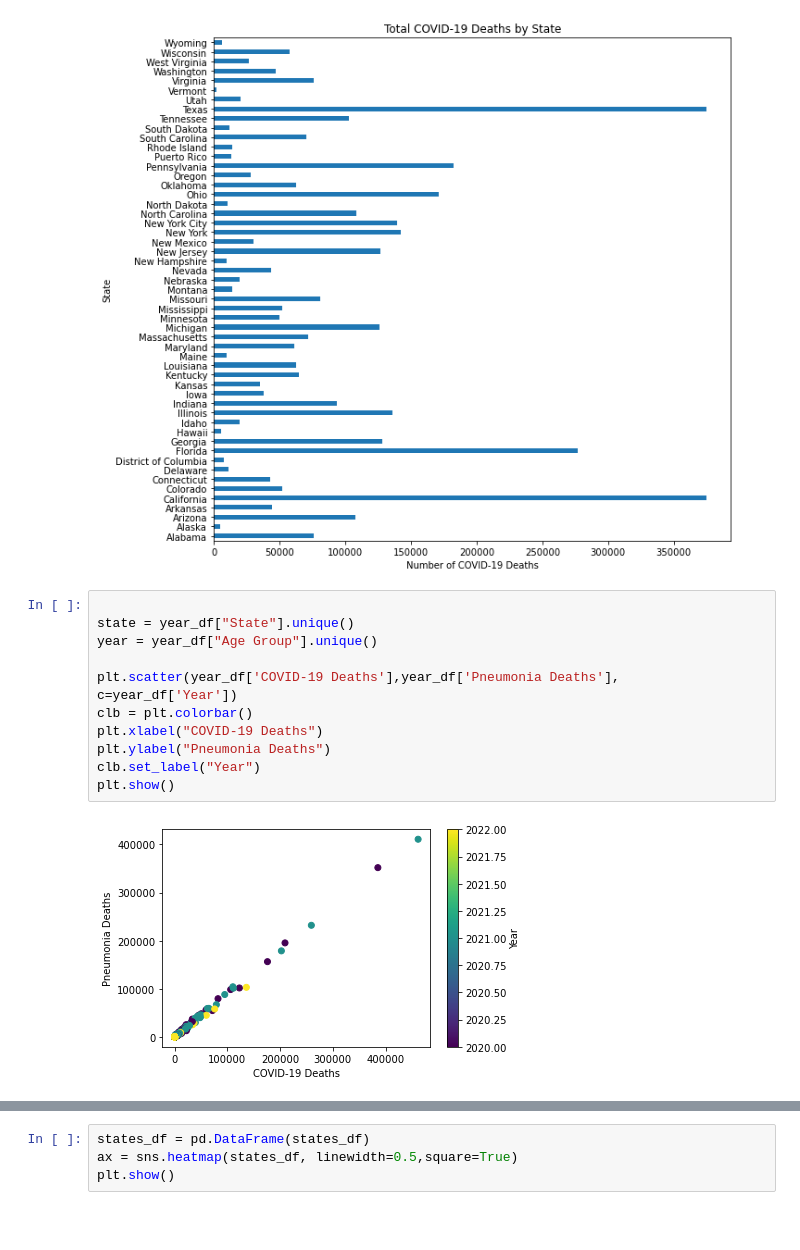
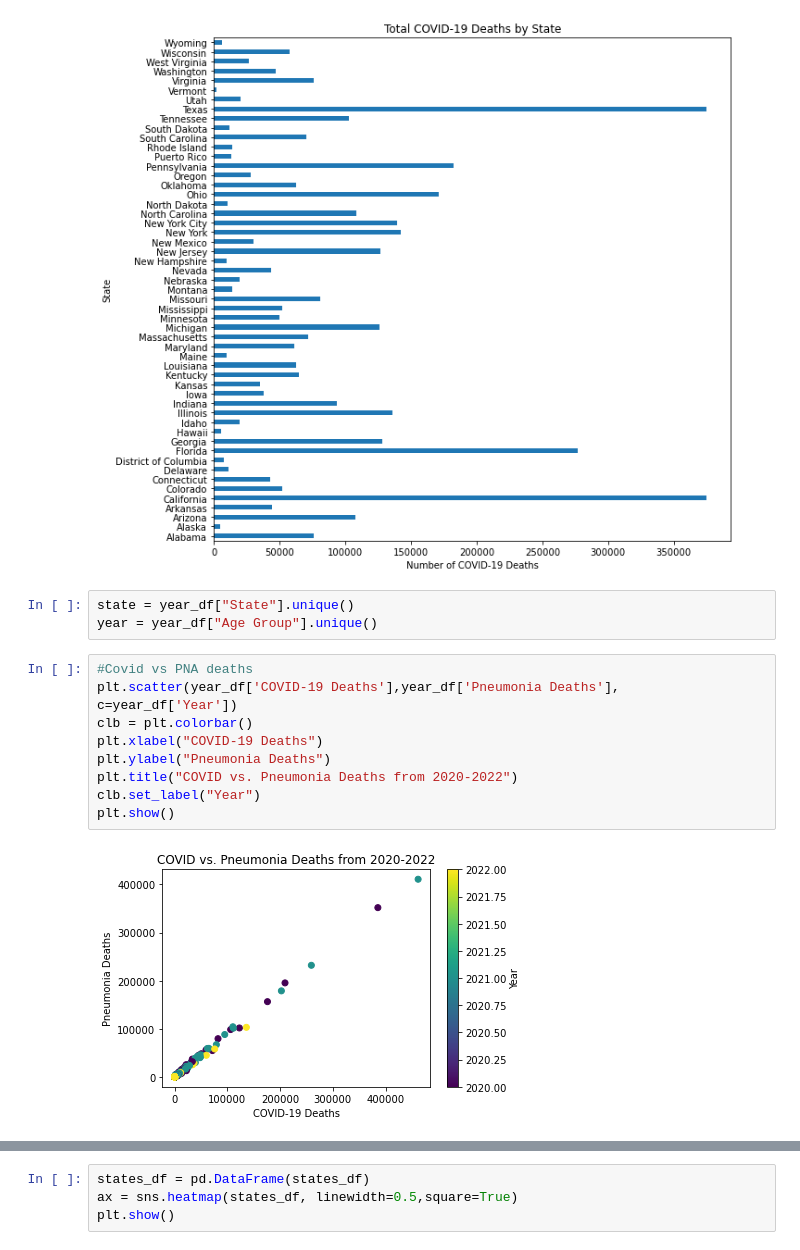
Before and after one commit to valputla/InfectionDataAnalysis, a Jupyter notebook: Lindsey.ipynb, the cells around one changed output, grey strips where cells are left out. Drawn from its saved outputs; the diff is of its cells as text; blank space fills up the shorter version.

Commit message:
COVID vs other illnesses scatter plots

```diff
--- a/Lindsey.ipynb
+++ b/Lindsey.ipynb
@@ -216,16 +216,17 @@ plt.xlabel("Number of COVID-19 Deaths")
 plt.show()
 # %% [output]
 [figure]
-# %%
-
-state = year_df["State"].unique()
-year = year_df["Age Group"].unique()
-
-plt.scatter(year_df['COVID-19 Deaths'],year_df['Pneumonia Deaths'], c=year_df['Year'])
-clb = plt.colorbar()
-plt.xlabel("COVID-19 Deaths")
-plt.ylabel("Pneumonia Deaths")
-clb.set_label("Year")
-plt.show()
-# %% [output]
-[figure, removed]
+# %%
+state = year_df["State"].unique()
+year = year_df["Age Group"].unique()
+# %%
+#Covid vs PNA deaths
+plt.scatter(year_df['COVID-19 Deaths'],year_df['Pneumonia Deaths'], c=year_df['Year'])
+clb = plt.colorbar()
+plt.xlabel("COVID-19 Deaths")
+plt.ylabel("Pneumonia Deaths")
+plt.title("COVID vs. Pneumonia Deaths from 2020-2022")
+clb.set_label("Year")
+plt.show()
+# %% [output]
+[figure, added]
```
Also changed, not shown: parts of 5 cells of this notebook.
